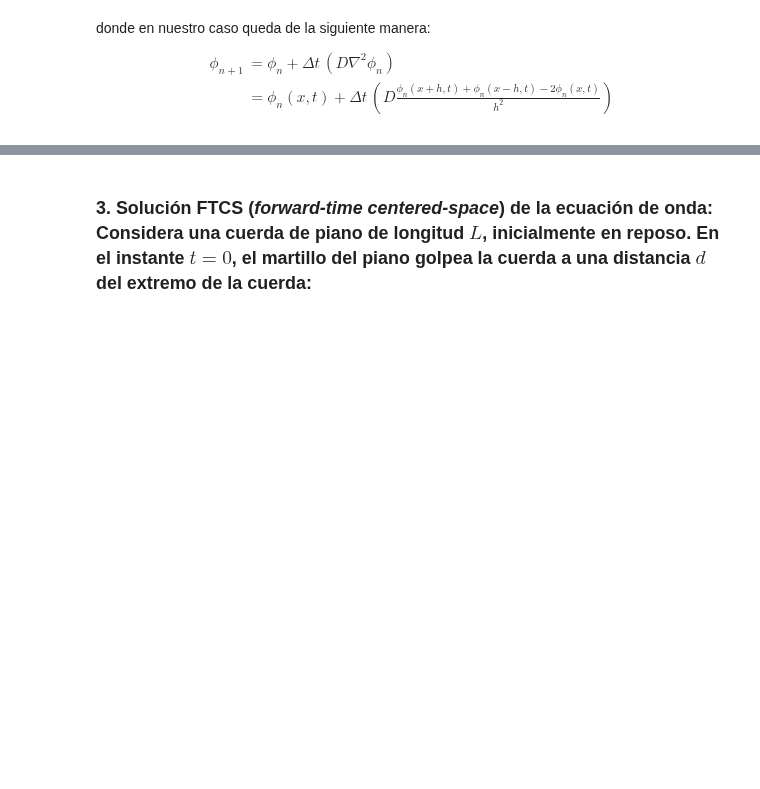
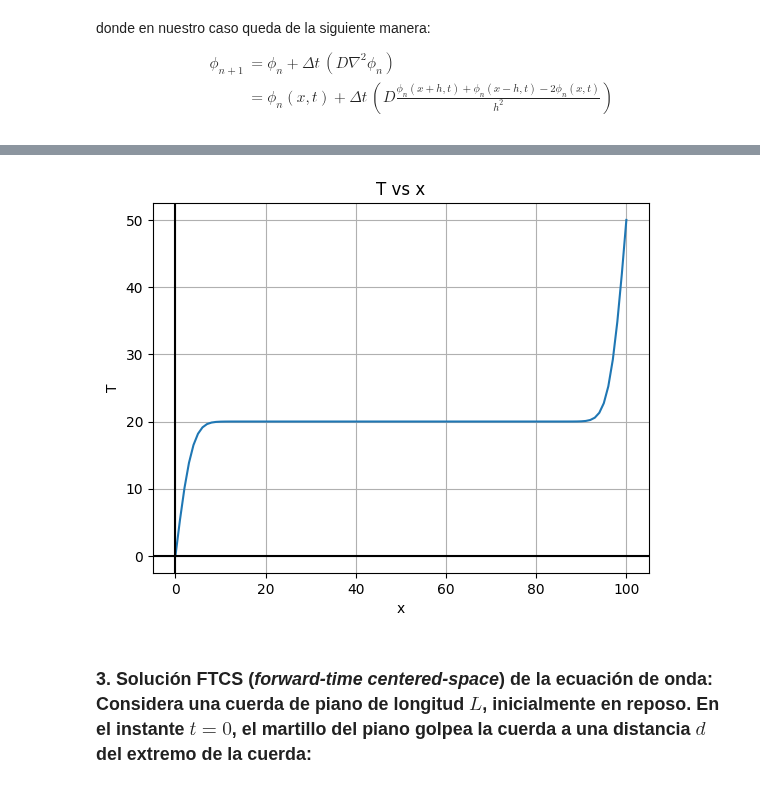
Before and after one commit to Alexi5omg/CLASE, a Jupyter notebook: Tareas/Práctica_6.ipynb, the cells around one changed output, grey strips where cells are left out. Cells and saved outputs as stored; diff of their text form; code cells hidden in the pictures; blank space fills up the shorter version.

```diff
--- a/Tareas/Práctica_6.ipynb
+++ b/Tareas/Práctica_6.ipynb
@@ -153,3 +214,49 @@ while
+# %%
+# lo mismo, pero para varios valores de tiempo
+
+L = 0.01      # Grosor de la barra de acero
+D = 4.25e-6   # Coeficiente de difusión termica
+
+N = 100        # numero de separaciones ESPACIALES
+h = L/N       # Discretización ESPACIAL  (h cachitos de L)
+dt = 0.0001     # Discretización TEMPORAL   Tiempo para el método de Euler
+
+Tfria = 0.0
+Tmed = 20.0
+Tcaliente = 50.0
+
+for tp in [0.01]:#,0.1,0.5,1,5,10]:  # ojo! tradará un rato
+
+    eps = h/1000  # limite de tiempo para el método de Euler (h/1000, pues dt=0.0001), se divide el tiempo para iterar 1000 veces sobre cada cachito de L
+    tf = tp + eps
+
+    T = np.zeros(N+1)   # Arreglo para guardar las temperaturas
+
+    T[0] = Tfria        # Condiciones de frontera
+    T[N] = Tcaliente
+    T[1:N] = Tmed
+
+    Tn = np.copy(T)  # Copia de T para para guardar el resultado previo y el nuevo
+
+
+    t = 0.0
+
+    while t < tf:  # T de Euler
+        for i in range(1,N):
+            Tn[i] = T[i] + (dt*D/(h**2))*(T[i+1]+T[i-1]-2*T[i])
+        T,Tn = Tn,T
+        t += h
+
+    plt.plot(T)
+
+plt.title("T vs x")
+plt.xlabel("x")
+plt.ylabel("T")
+plt.axhline(y = 0.0, xmin = 0.0, color = 'black')
+plt.axvline(x = 0.0, ymin = 0.0, color = 'black')
+plt.grid()
+# %% [output]
+[figure, added]
 # %% [markdown]
 ### **3. Solución FTCS (***forward-time centered-space***) de la ecuación de onda**: Considera una cuerda de piano de longitud $L$, inicialmente en reposo. En el instante $t = 0$, el martillo del piano golpea la cuerda a una distancia $d$ del extremo de la cuerda:
 # %% [markdown]
```
Also changed, not shown: parts of 3 cells of this notebook.
